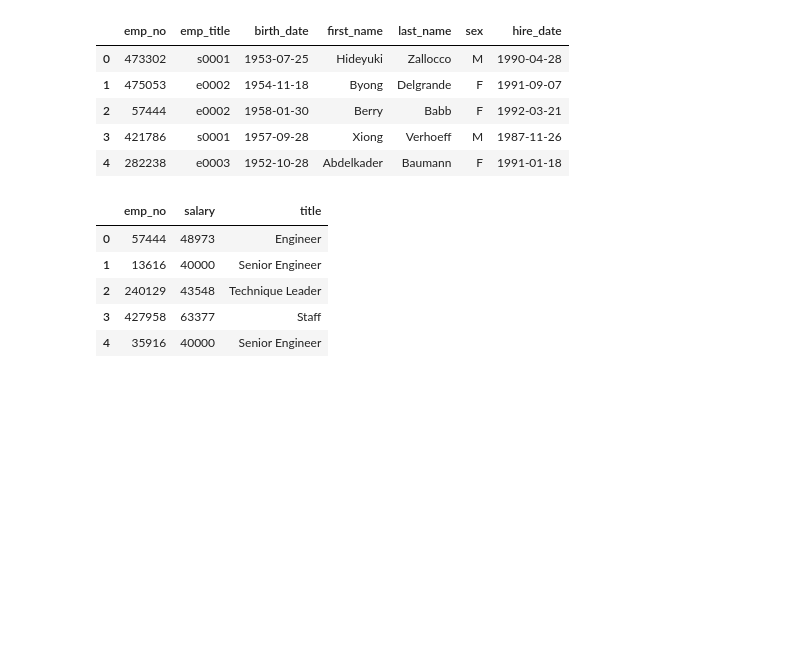
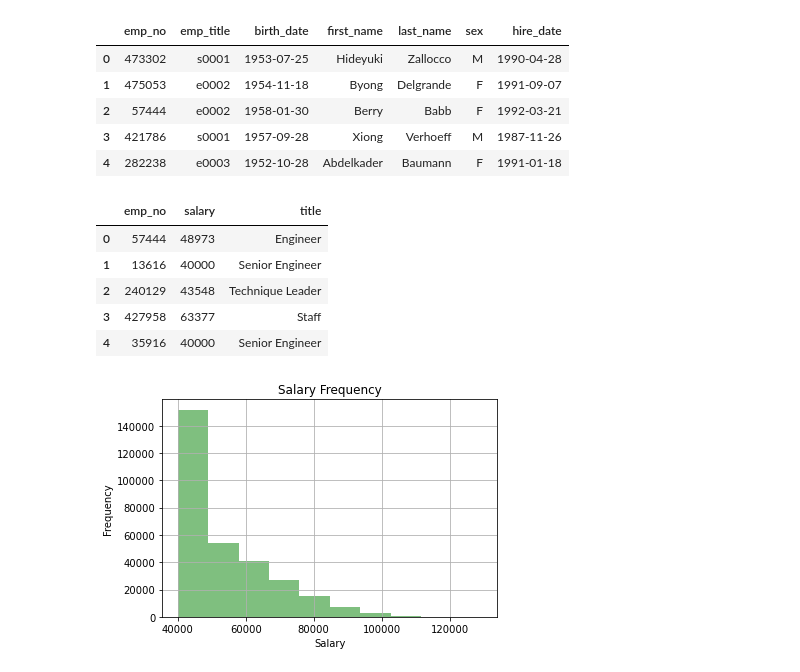
Before and after one commit to MBGUS/sql-challenge, a Jupyter notebook: EmployeePandas/EmployeePandas.ipynb, the cells around one changed output. Cells and saved outputs as stored; diff of their text form; code cells hidden in the pictures; blank space fills up the shorter version.

Commit message:
plots & conclusions

```diff
--- a/EmployeePandas/EmployeePandas.ipynb
+++ b/EmployeePandas/EmployeePandas.ipynb
@@ -65,3 +65,13 @@ analysis_df.head()
 | 2 | 240129 | 43548 | Technique Leader |
 | 3 | 427958 | 63377 | Staff |
 | 4 | 35916 | 40000 | Senior Engineer |
+# %%
+# Create a histogram to plot the frequency of salary
+analysis_df.hist(column='salary',facecolor='g', alpha=0.5)
+plt.ylabel('Frequency')
+plt.xlabel('Salary')
+plt.title('Salary Frequency')
+plt.grid(True)
+plt.show()
+# %% [output]
+[figure, added]
```
Also changed, not shown: parts of 3 cells of this notebook.
